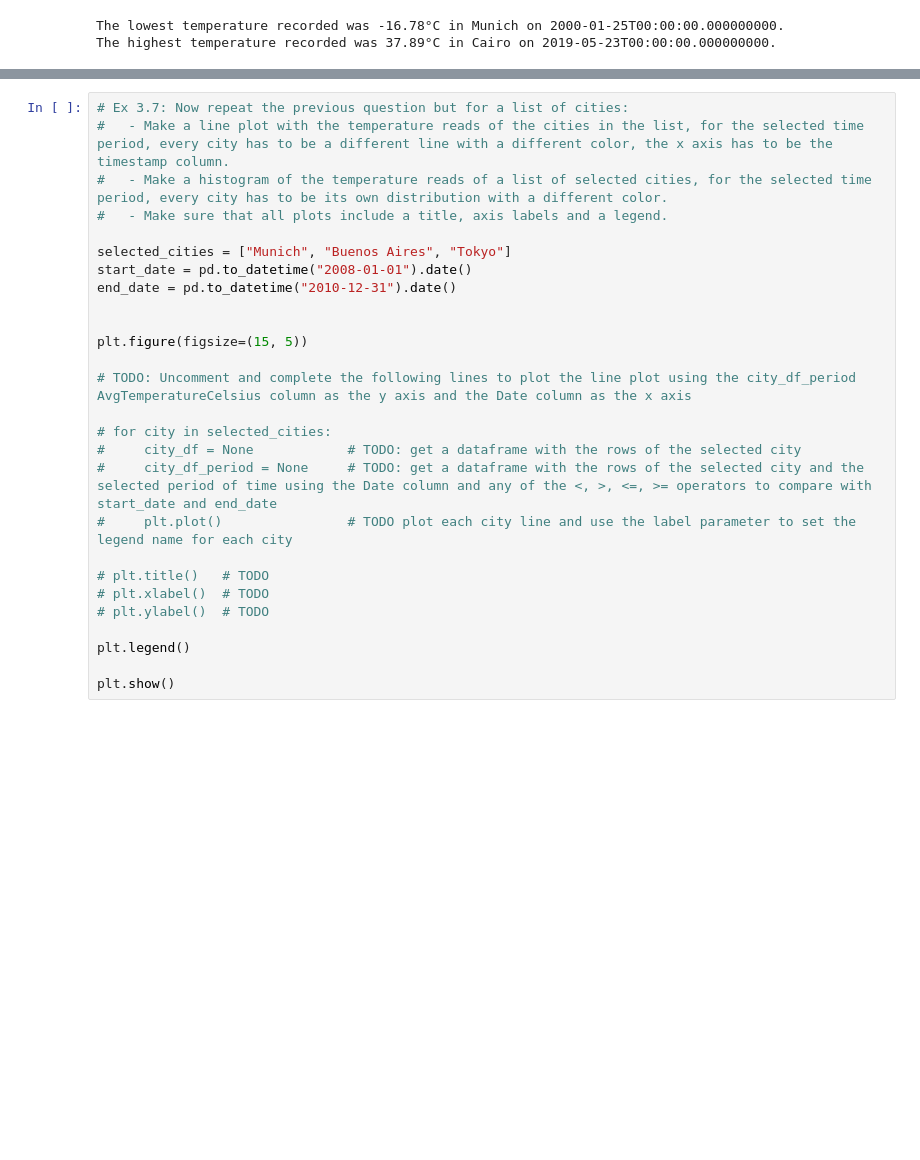
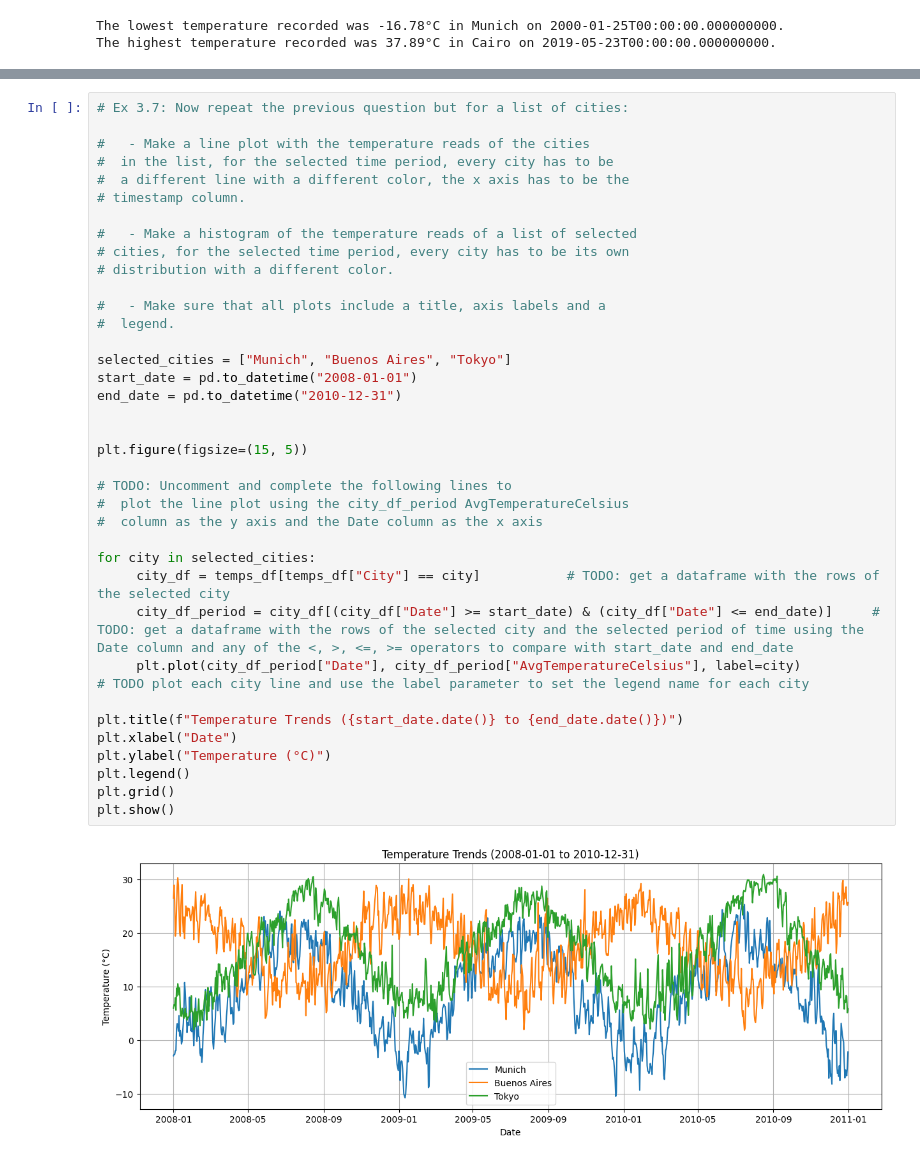
Before and after one commit to FabrizioTroche/eae_ipld_project, a Jupyter notebook: development/03_temperatures_dashboard.ipynb, the cells around one changed output, grey strips where cells are left out. Cells and saved outputs as stored; diff of their text form; blank space fills up the shorter version.

```diff
--- a/development/03_temperatures_dashboard.ipynb
+++ b/development/03_temperatures_dashboard.ipynb
@@ -168,30 +184,42 @@ plt.show()
 # %%
 # Ex 3.7: Now repeat the previous question but for a list of cities:
-#   - Make a line plot with the temperature reads of the cities in the list, for the selected time period, every city has to be a different line with a different color, the x axis has to be the timestamp column.
-#   - Make a histogram of the temperature reads of a list of selected cities, for the selected time period, every city has to be its own distribution with a different color.
-#   - Make sure that all plots include a title, axis labels and a legend.
+
+#   - Make a line plot with the temperature reads of the cities
+#  in the list, for the selected time period, every city has to be
+#  a different line with a different color, the x axis has to be the
+# timestamp column.
+
+#   - Make a histogram of the temperature reads of a list of selected
+# cities, for the selected time period, every city has to be its own
+# distribution with a different color.
+
+#   - Make sure that all plots include a title, axis labels and a
+#  legend.
 
 selected_cities = ["Munich", "Buenos Aires", "Tokyo"]
-start_date = pd.to_datetime("2008-01-01").date()
-end_date = pd.to_datetime("2010-12-31").date()
+start_date = pd.to_datetime("2008-01-01")
+end_date = pd.to_datetime("2010-12-31")
 
 
 plt.figure(figsize=(15, 5))
 
-# TODO: Uncomment and complete the following lines to plot the line plot using the city_df_period AvgTemperatureCelsius column as the y axis and the Date column as the x axis
+# TODO: Uncomment and complete the following lines to
+#  plot the line plot using the city_df_period AvgTemperatureCelsius
+#  column as the y axis and the Date column as the x axis
 
-# for city in selected_cities:
-#     city_df = None            # TODO: get a dataframe with the rows of the selected city
-#     city_df_period = None     # TODO: get a dataframe with the rows of the selected city and the selected period of time using the Date column and any of the <, >, <=, >= operators to compare with start_date and end_date
-#     plt.plot()                # TODO plot each city line and use the label parameter to set the legend name for each city
+for city in selected_cities:
+     city_df = temps_df[temps_df["City"] == city]           # TODO: get a dataframe with the rows of the selected city
+     city_df_period = city_df[(city_df["Date"] >= start_date) & (city_df["Date"] <= end_date)]     # TODO: get a dataframe with the rows of the selected city and the selected period of time using the Date column and any of the <, >, <=, >= operators to compare with start_date and end_date
+     plt.plot(city_df_period["Date"], city_df_period["AvgTemperatureCelsius"], label=city)                # TODO plot each city line and use the label parameter to set the legend name for each city
 
-# plt.title()   # TODO
-# plt.xlabel()  # TODO
-# plt.ylabel()  # TODO
-
+plt.title(f"Temperature Trends ({start_date.date()} to {end_date.date()})")
+plt.xlabel("Date")
+plt.ylabel("Temperature (°C)")
 plt.legend()
-
+plt.grid()
 plt.show()
+# %% [output]
+[figure, added]
 # %%
 # TODO: Build the histogram plot for the selected cities using the city_df_period AvgTemperatureCelsius column as the data to plot for each one
 
```
Also changed, not shown: parts of 4 cells of this notebook, 2 other files.
